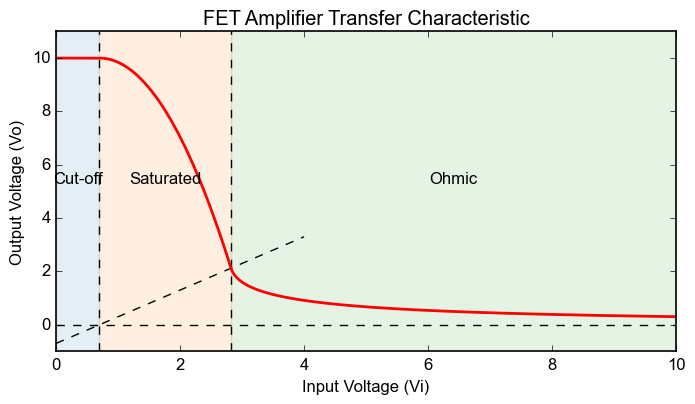
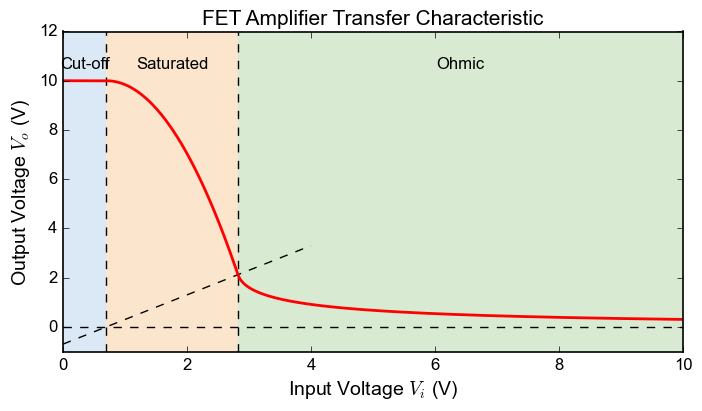
The change to this notebook cell's code, shown as a diff; its figure went from the first image to the second:
--- before
+++ after
@@ -25,7 +25,7 @@
 
 plt.figure(figsize=(8, 4))
-plt.axvspan(0, Vt, color='tab:blue', alpha=0.12)
-plt.axvspan(Vt, Vimax, color='tab:orange', alpha=0.12)
-plt.axvspan(Vimax, 10, color='tab:green', alpha=0.12)
+plt.axvspan(0, Vt, color='#dbe9f6')
+plt.axvspan(Vt, Vimax, color='#fce5cd')
+plt.axvspan(Vimax, 10, color='#d9ead3')
 plt.axvline(Vt, color='black', linestyle='--', linewidth=1)
 plt.axvline(Vimax, color='black', linestyle='--', linewidth=1)
@@ -33,12 +33,13 @@
 plt.plot([0, 4], [-Vt, 4 - Vt], color='black', linestyle='--', linewidth=1)
 plt.plot(Vi, Vo, lw=2, color='red', zorder=2)
-plt.text(Vt / 2, 5.75, 'Cut-off', ha='center', va='top')
-plt.text((Vt + Vimax) / 2, 5.75, 'Saturated', ha='center', va='top')
-plt.text((Vimax + 10) / 2, 5.75, 'Ohmic', ha='center', va='top')
-plt.xlabel('Input Voltage (Vi)')
-plt.ylabel('Output Voltage (Vo)')
+plt.text(Vt / 2, 11, 'Cut-off', ha='center', va='top')
+plt.text((Vt + Vimax) / 2, 11, 'Saturated', ha='center', va='top')
+plt.text((Vimax + 10) / 2, 11, 'Ohmic', ha='center', va='top')
+plt.xlabel(r'Input Voltage $V_i$ (V)', fontsize=14)
+plt.ylabel(r'Output Voltage $V_o$ (V)', fontsize=14)
 plt.xlim(0, 10)
-plt.ylim(-1, 11)
-plt.title('FET Amplifier Transfer Characteristic')
+plt.ylim(-1, 12)
+plt.title('FET Amplifier Transfer Characteristic', fontsize=15)
+# plt.savefig("amplifier-01-volt.eps", format='eps', bbox_inches='tight')
 plt.show()
 
@@ -47,7 +48,7 @@
 
 plt.figure(figsize=(8, 4))
-plt.axvspan(0, Vt, color='tab:blue', alpha=0.12)
-plt.axvspan(Vt, Vimax, color='tab:orange', alpha=0.12)
-plt.axvspan(Vimax, 10, color='tab:green', alpha=0.12)
+plt.axvspan(0, Vt, color='#dbe9f6')
+plt.axvspan(Vt, Vimax, color='#fce5cd')
+plt.axvspan(Vimax, 10, color='#d9ead3')
 plt.axvline(Vt, color='black', linestyle='--', linewidth=1)
 plt.axvline(Vimax, color='black', linestyle='--', linewidth=1)
@@ -56,9 +57,10 @@
 plt.text((Vt + Vimax) / 2, -9, 'Saturated', ha='center', va='top')
 plt.text((Vimax + 10) / 2, -9, 'Ohmic', ha='center', va='top')
-plt.xlabel('Input Voltage (Vi)')
-plt.ylabel('Amplification (A)')
+plt.xlabel(r'Input Voltage $V_i$ (V)', fontsize=14)
+plt.ylabel(r'Amplification $A$', fontsize=14)
 plt.xlim(0, 10)
 plt.ylim(-10, 0)
-plt.title('FET Amplifier Gain')
+plt.title('FET Amplifier Gain', fontsize=15)
 plt.axhline(0, color='black', linewidth=0.8)
+# plt.savefig("amplifier-01-amp.eps", format='eps', bbox_inches='tight')
 plt.show()

Commit: update